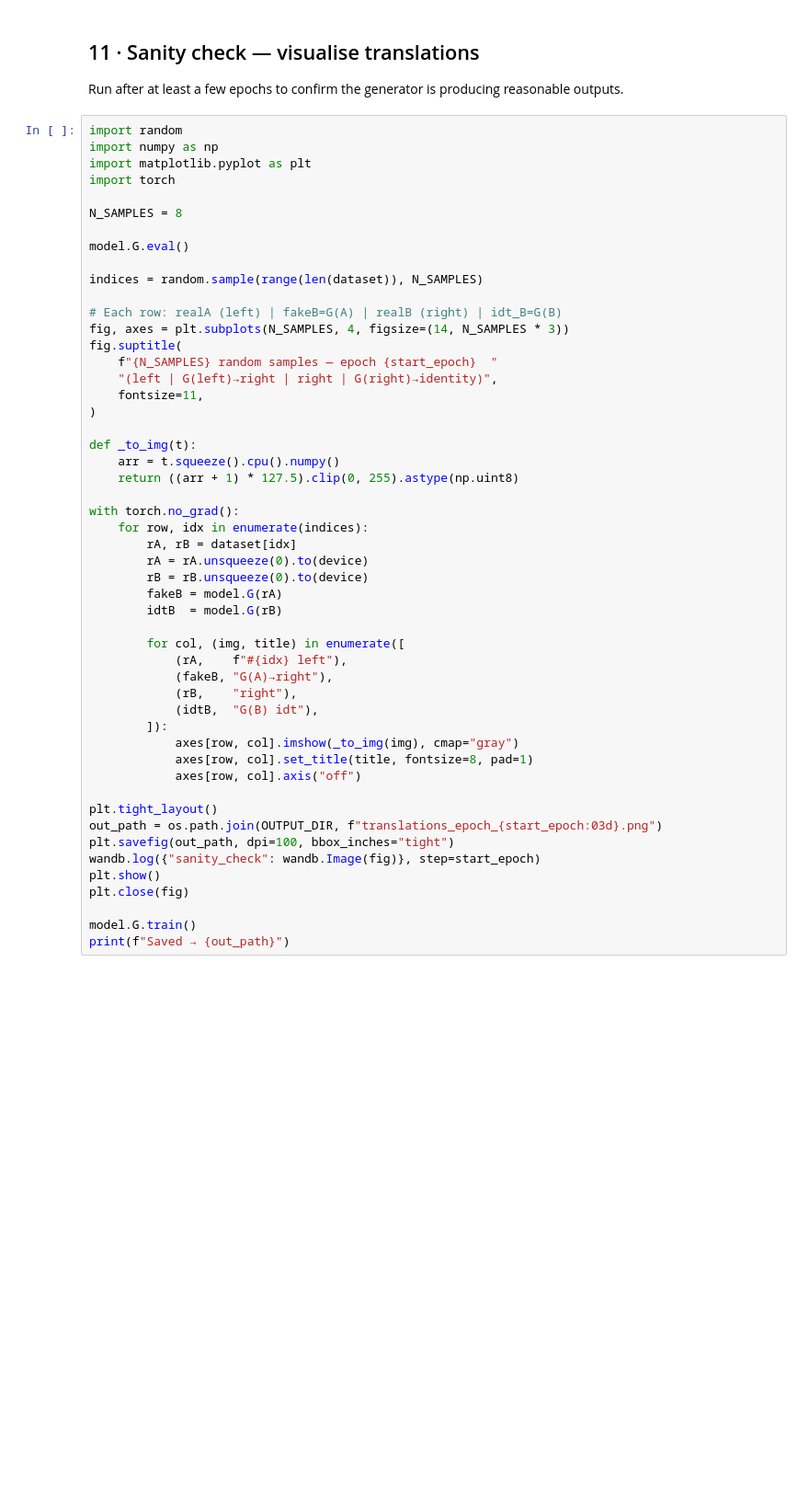
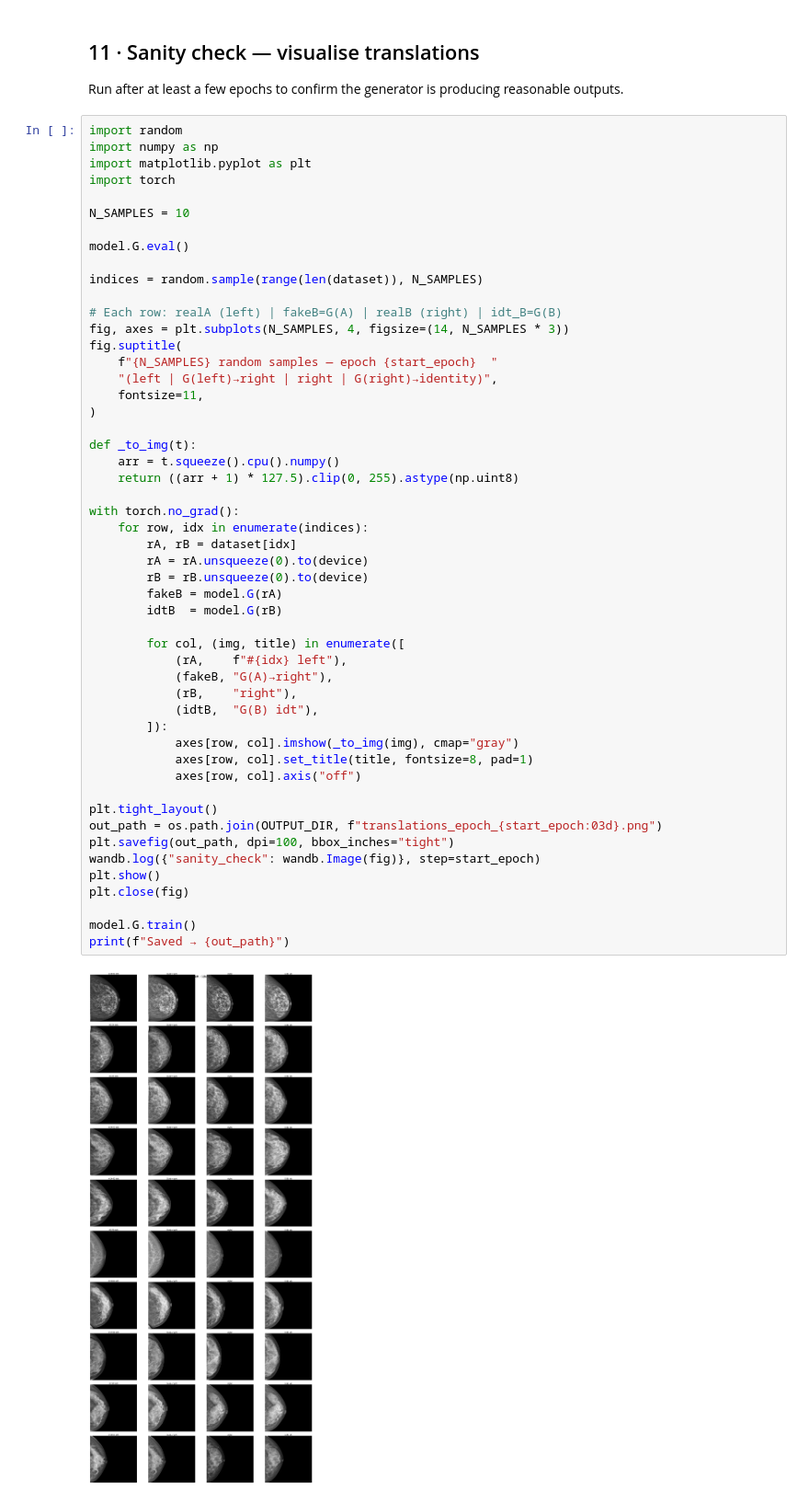
Before and after one commit to valerybr/mg-detect, a Jupyter notebook: notebooks/train_cut_bilateral.ipynb, the cells around one changed output. Shown at 92% size. Cells and saved outputs as stored; diff of their text form; blank space fills up the shorter version.

```diff
--- a/notebooks/train_cut_bilateral.ipynb
+++ b/notebooks/train_cut_bilateral.ipynb
@@ -425,7 +453,7 @@ import numpy as np
 import matplotlib.pyplot as plt
 import torch
 
-N_SAMPLES = 8
+N_SAMPLES = 10
 
 model.G.eval()
 
@@ -443,30 +471,32 @@ def _to_img(t):
     arr = t.squeeze().cpu().numpy()
     return ((arr + 1) * 127.5).clip(0, 255).astype(np.uint8)
 
 with torch.no_grad():
     for row, idx in enumerate(indices):
         rA, rB = dataset[idx]
         rA = rA.unsqueeze(0).to(device)
         rB = rB.unsqueeze(0).to(device)
         fakeB = model.G(rA)
         idtB  = model.G(rB)
 
         for col, (img, title) in enumerate([
             (rA,    f"#{idx} left"),
             (fakeB, "G(A)→right"),
             (rB,    "right"),
             (idtB,  "G(B) idt"),
         ]):
             axes[row, col].imshow(_to_img(img), cmap="gray")
             axes[row, col].set_title(title, fontsize=8, pad=1)
             axes[row, col].axis("off")
 
 plt.tight_layout()
 out_path = os.path.join(OUTPUT_DIR, f"translations_epoch_{start_epoch:03d}.png")
 plt.savefig(out_path, dpi=100, bbox_inches="tight")
 wandb.log({"sanity_check": wandb.Image(fig)}, step=start_epoch)
 plt.show()
 plt.close(fig)
 
 model.G.train()
 print(f"Saved → {out_path}")
+# %% [output]
+[figure, added]
```
Also changed, not shown: parts of 10 cells of this notebook.
